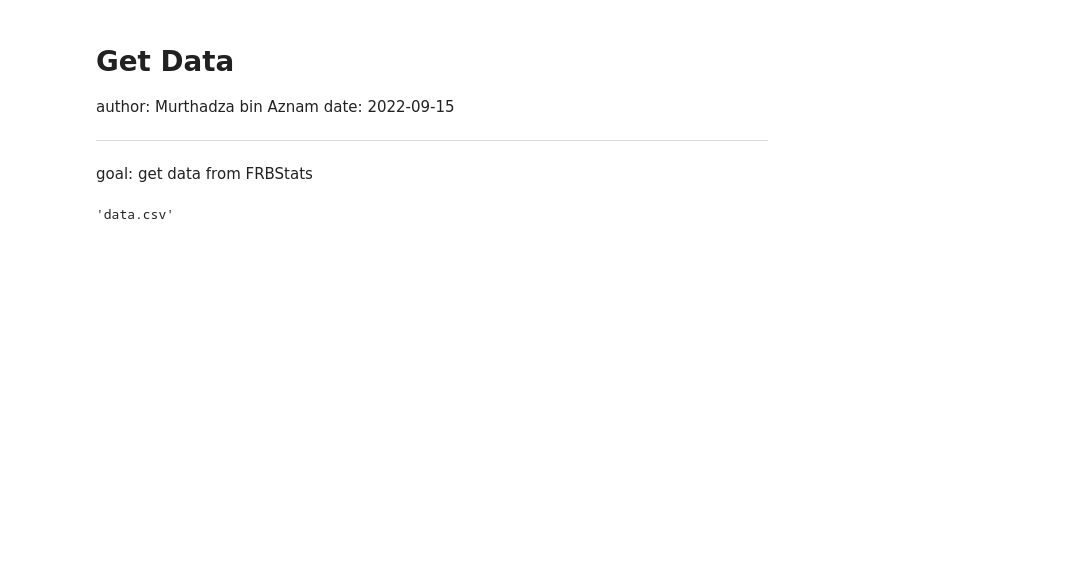
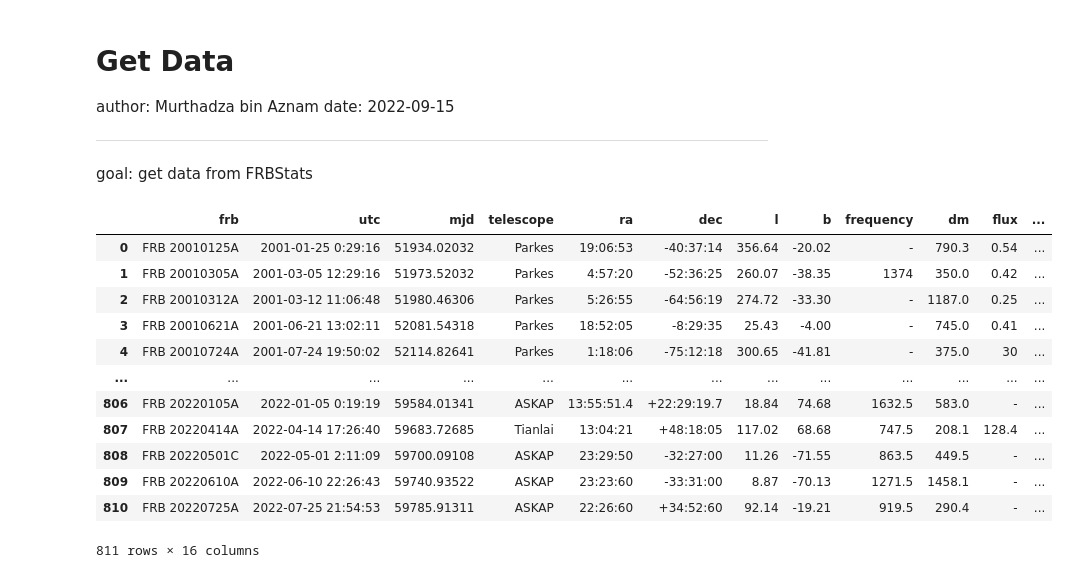
Before and after one commit to Thaza-Kun/sarjana, a Jupyter notebook: notebooks/01-get-data.ipynb, the cells around one changed output. Cells and saved outputs as stored; diff of their text form; code cells hidden in the pictures; blank space fills up the shorter version.

```diff
--- a/notebooks/01-get-data.ipynb
+++ b/notebooks/01-get-data.ipynb
@@ -24,7 +30,3 @@ async def get_frb_population_data_as_csv(url:str='https://www.herta-experiment.o
         f.write(result.content.decode(result.encoding))
         logging.debug(f'Writing data to {output_file}')
     return output_file
-# %%
-await get_frb_population_data_as_csv()
-# %% [output]
-'data.csv'
@@ -30,0 +35,16 @@ await get_frb_population_data_as_csv()
+# %%
+data
+# %% [output]
+|  | frb | utc | mjd | telescope | ra | dec | l | b | frequency | dm | flux | ... |
+| 0 | FRB 20010125A | 2001-01-25 0:29:16 | 51934.02032 | Parkes | 19:06:53 | -40:37:14 | 356.64 | -20.02 | - | 790.3 | 0.54 | ... |
+| 1 | FRB 20010305A | 2001-03-05 12:29:16 | 51973.52032 | Parkes | 4:57:20 | -52:36:25 | 260.07 | -38.35 | 1374 | 350.0 | 0.42 | ... |
+| 2 | FRB 20010312A | 2001-03-12 11:06:48 | 51980.46306 | Parkes | 5:26:55 | -64:56:19 | 274.72 | -33.30 | - | 1187.0 | 0.25 | ... |
+| 3 | FRB 20010621A | 2001-06-21 13:02:11 | 52081.54318 | Parkes | 18:52:05 | -8:29:35 | 25.43 | -4.00 | - | 745.0 | 0.41 | ... |
+| 4 | FRB 20010724A | 2001-07-24 19:50:02 | 52114.82641 | Parkes | 1:18:06 | -75:12:18 | 300.65 | -41.81 | - | 375.0 | 30 | ... |
+| ... | ... | ... | ... | ... | ... | ... | ... | ... | ... | ... | ... | ... |
+| 806 | FRB 20220105A | 2022-01-05 0:19:19 | 59584.01341 | ASKAP | 13:55:51.4 | +22:29:19.7 | 18.84 | 74.68 | 1632.5 | 583.0 | - | ... |
+| 807 | FRB 20220414A | 2022-04-14 17:26:40 | 59683.72685 | Tianlai | 13:04:21 | +48:18:05 | 117.02 | 68.68 | 747.5 | 208.1 | 128.4 | ... |
+| 808 | FRB 20220501C | 2022-05-01 2:11:09 | 59700.09108 | ASKAP | 23:29:50 | -32:27:00 | 11.26 | -71.55 | 863.5 | 449.5 | - | ... |
+| 809 | FRB 20220610A | 2022-06-10 22:26:43 | 59740.93522 | ASKAP | 23:23:60 | -33:31:00 | 8.87 | -70.13 | 1271.5 | 1458.1 | - | ... |
+| 810 | FRB 20220725A | 2022-07-25 21:54:53 | 59785.91311 | ASKAP | 22:26:60 | +34:52:60 | 92.14 | -19.21 | 919.5 | 290.4 | - | ... |
+811 rows × 16 columns
```
Also changed, not shown: parts of 10 cells of this notebook, 2 other files.
